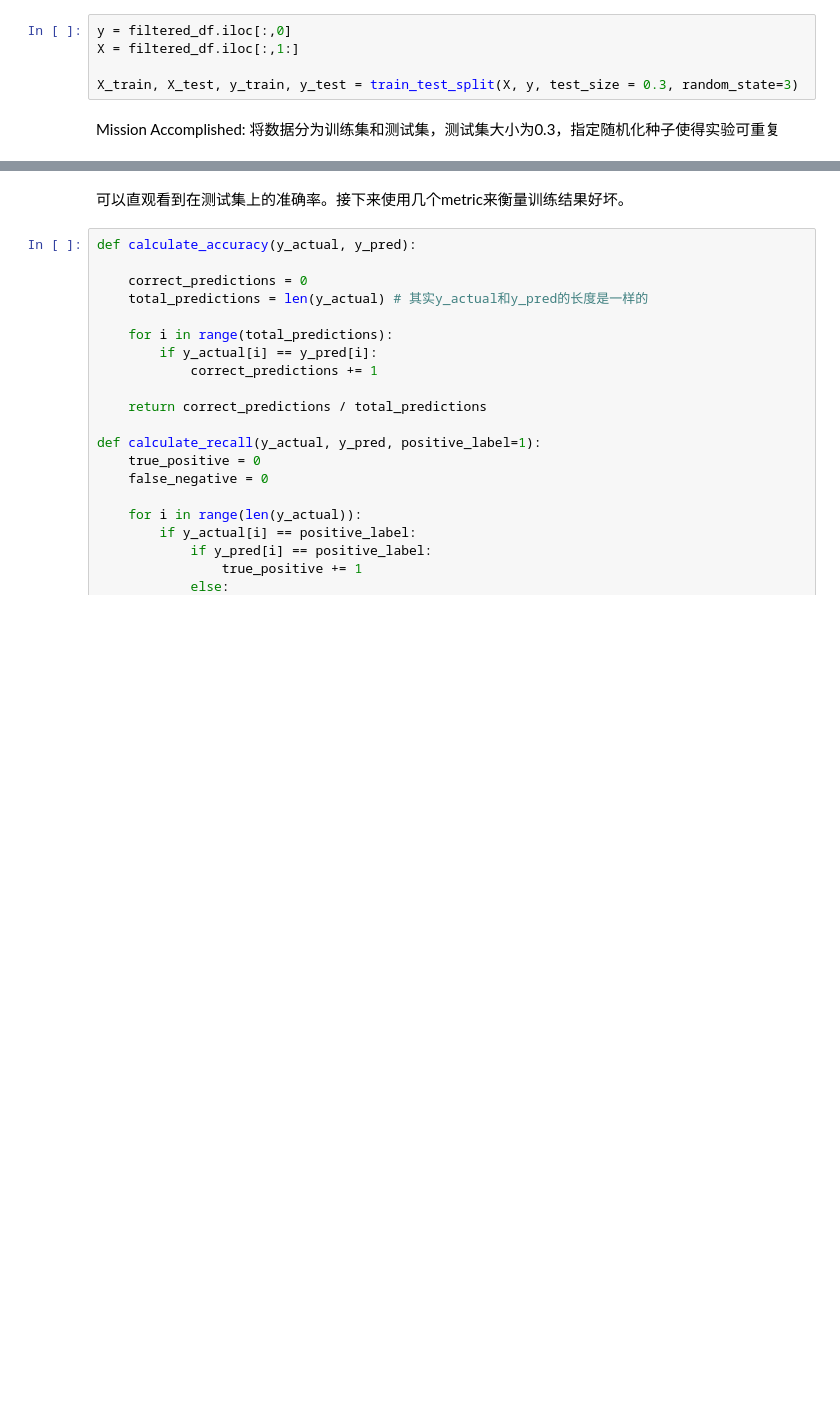
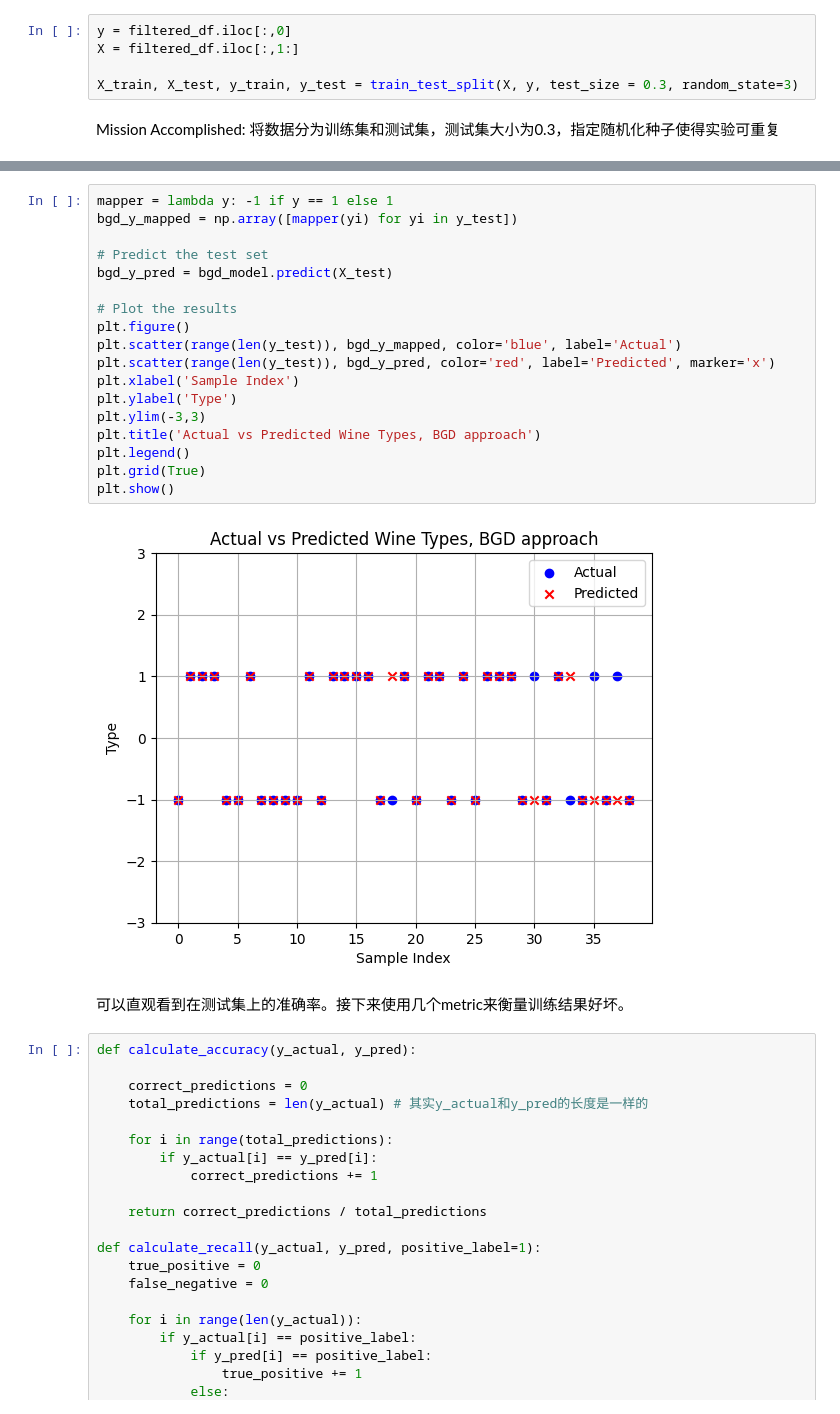
Before and after one commit to ziyuanLi-alex/sdm274, a Jupyter notebook: assgn03_wine/wine.ipynb, the cells around one changed output, grey strips where cells are left out. Saved outputs shown, nothing was run; the diff lists cells and outputs as text; blank space fills up the shorter version.

```diff
--- a/assgn03_wine/wine.ipynb
+++ b/assgn03_wine/wine.ipynb
@@ -149,3 +202,23 @@ plt.show()
+# %%
+mapper = lambda y: -1 if y == 1 else 1
+bgd_y_mapped = np.array([mapper(yi) for yi in y_test])
+
+# Predict the test set
+bgd_y_pred = bgd_model.predict(X_test)
+
+# Plot the results
+plt.figure()
+plt.scatter(range(len(y_test)), bgd_y_mapped, color='blue', label='Actual')
+plt.scatter(range(len(y_test)), bgd_y_pred, color='red', label='Predicted', marker='x')
+plt.xlabel('Sample Index')
+plt.ylabel('Type')
+plt.ylim(-3,3)
+plt.title('Actual vs Predicted Wine Types, BGD approach')
+plt.legend()
+plt.grid(True)
+plt.show()
+# %% [output]
+[figure, added]
 # %% [markdown]
 可以直观看到在测试集上的准确率。接下来使用几个metric来衡量训练结果好坏。
 # %%
```
Also changed, not shown: parts of 5 cells of this notebook, 1 other file.
